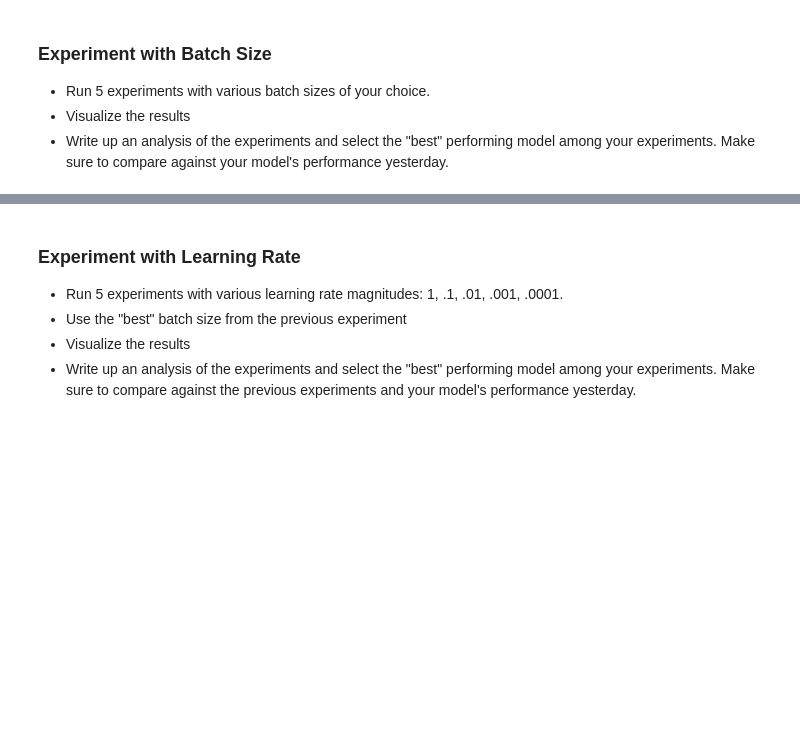
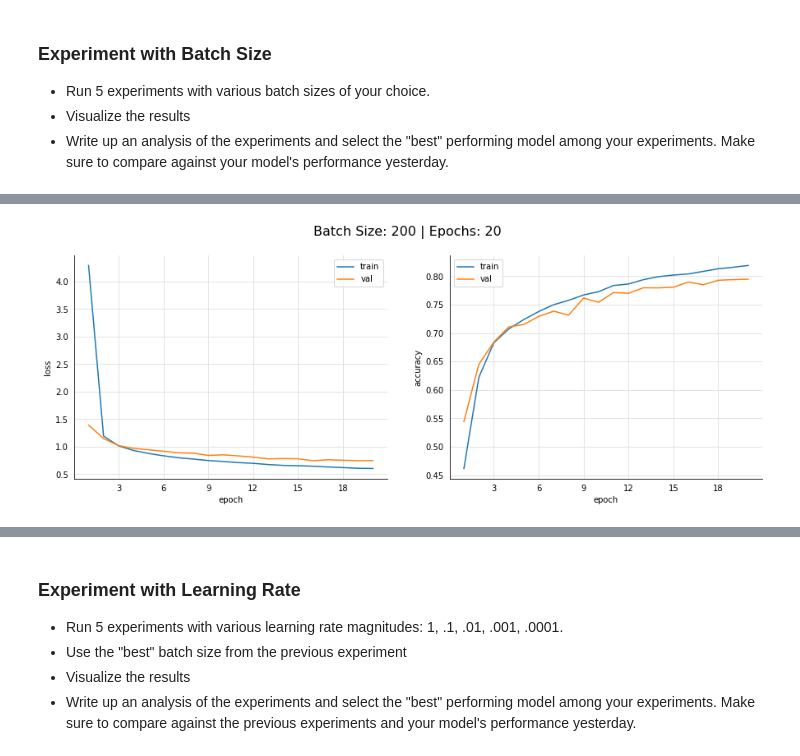
Before and after one commit to bsmrvl/DS-Unit-4-Sprint-2-Neural-Networks, a Jupyter notebook: module2-Train/LS_DS_422_Train_Assignment.ipynb, the cells around one changed output, grey strips where cells are left out. Drawn from its saved outputs; the diff is of its cells as text; code cells hidden in the pictures; blank space fills up the shorter version.

```diff
--- a/module2-Train/LS_DS_422_Train_Assignment.ipynb
+++ b/module2-Train/LS_DS_422_Train_Assignment.ipynb
@@ -59,0 +128,4 @@ def create_model(...):
+# %%
+batch_exp(batch_size=200, epochs=20)
+# %% [output]
+[figure, added]
```
Also changed, not shown: parts of 26 cells of this notebook, 2 other files.
